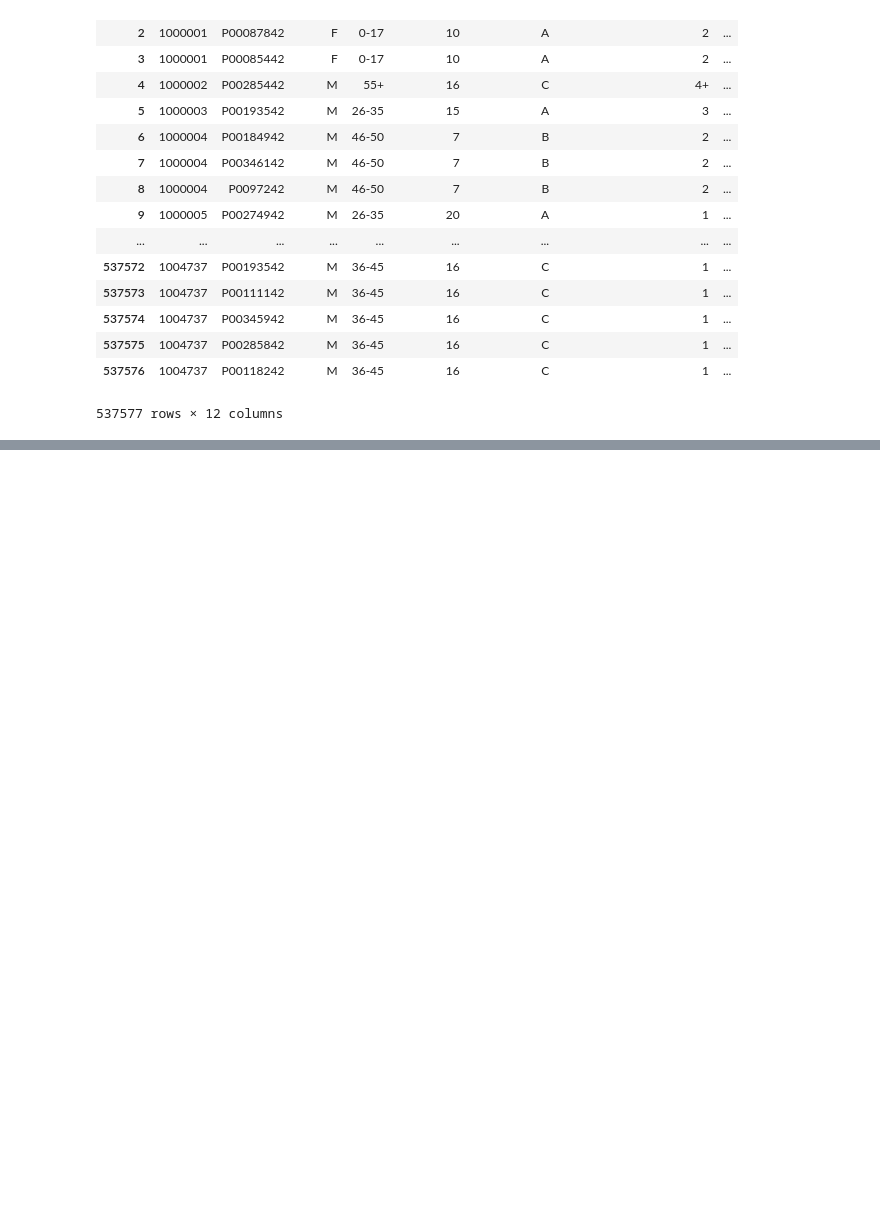
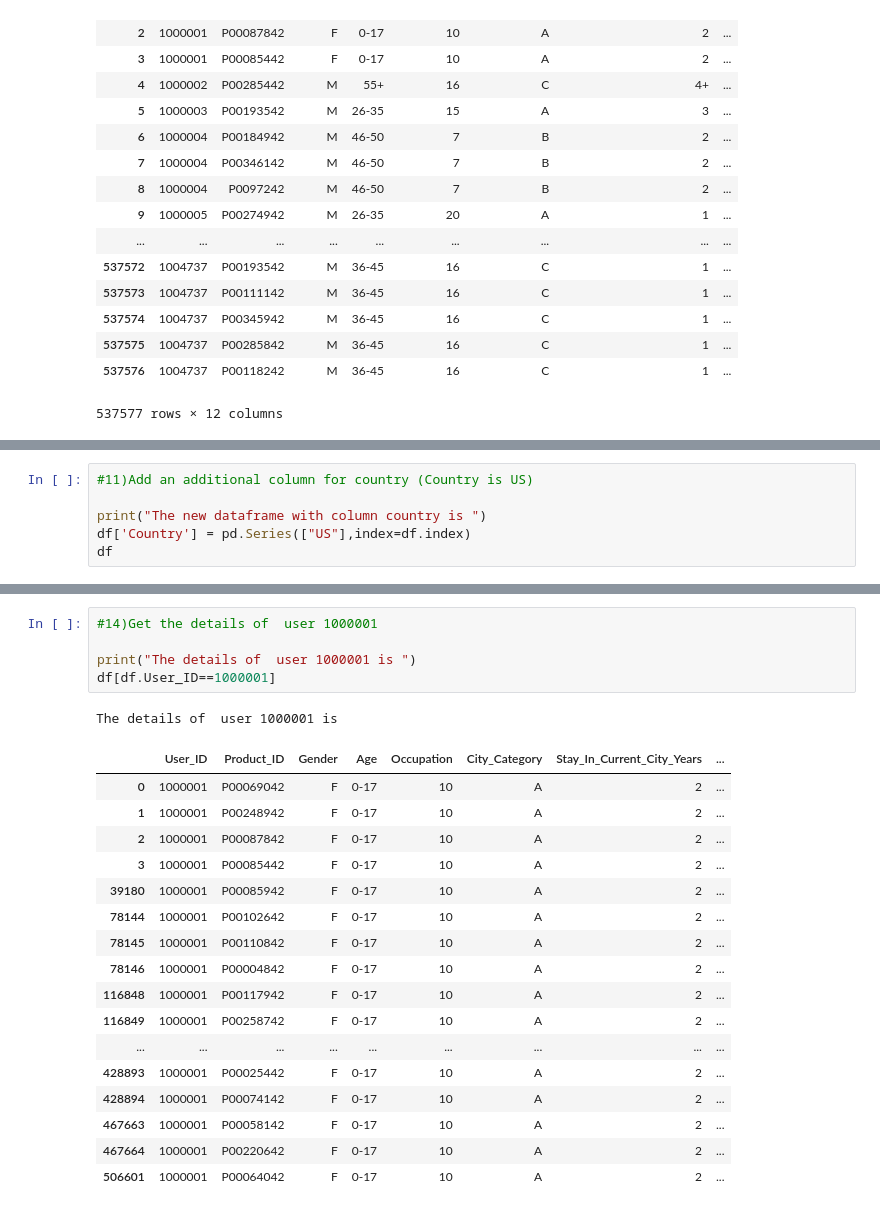
Before and after one commit to RaviSaurav/gama, a Jupyter notebook: Pandasexercise.ipynb, the cells around one changed output, grey strips where cells are left out. Drawn from its saved outputs; the diff is of its cells as text; blank space fills up the shorter version.

```diff
--- a/Pandasexercise.ipynb
+++ b/Pandasexercise.ipynb
@@ -67,0 +119,6 @@ RangeIndex(start=0, stop=537577, step=1)
+# %%
+#11)Add an additional column for country (Country is US)
+
+print("The new dataframe with column country is ")
+df['Country'] = pd.Series(["US"],index=df.index)
+df
@@ -67,0 +171,24 @@ RangeIndex(start=0, stop=537577, step=1)
+# %%
+#14)Get the details of  user 1000001
+
+print("The details of  user 1000001 is ")
+df[df.User_ID==1000001]
+# %% [output]
+The details of  user 1000001 is
+|  | User_ID | Product_ID | Gender | Age | Occupation | City_Category | Stay_In_Current_City_Years | ... |
+| 0 | 1000001 | P00069042 | F | 0-17 | 10 | A | 2 | ... |
+| 1 | 1000001 | P00248942 | F | 0-17 | 10 | A | 2 | ... |
+| 2 | 1000001 | P00087842 | F | 0-17 | 10 | A | 2 | ... |
+| 3 | 1000001 | P00085442 | F | 0-17 | 10 | A | 2 | ... |
+| 39180 | 1000001 | P00085942 | F | 0-17 | 10 | A | 2 | ... |
+| 78144 | 1000001 | P00102642 | F | 0-17 | 10 | A | 2 | ... |
+| 78145 | 1000001 | P00110842 | F | 0-17 | 10 | A | 2 | ... |
+| 78146 | 1000001 | P00004842 | F | 0-17 | 10 | A | 2 | ... |
+| 116848 | 1000001 | P00117942 | F | 0-17 | 10 | A | 2 | ... |
+| 116849 | 1000001 | P00258742 | F | 0-17 | 10 | A | 2 | ... |
+| ... | ... | ... | ... | ... | ... | ... | ... | ... |
+| 428893 | 1000001 | P00025442 | F | 0-17 | 10 | A | 2 | ... |
+| 428894 | 1000001 | P00074142 | F | 0-17 | 10 | A | 2 | ... |
+| 467663 | 1000001 | P00058142 | F | 0-17 | 10 | A | 2 | ... |
+| 467664 | 1000001 | P00220642 | F | 0-17 | 10 | A | 2 | ... |
+| 506601 | 1000001 | P00064042 | F | 0-17 | 10 | A | 2 | ... |
```
Also changed, not shown: parts of 21 cells of this notebook.
